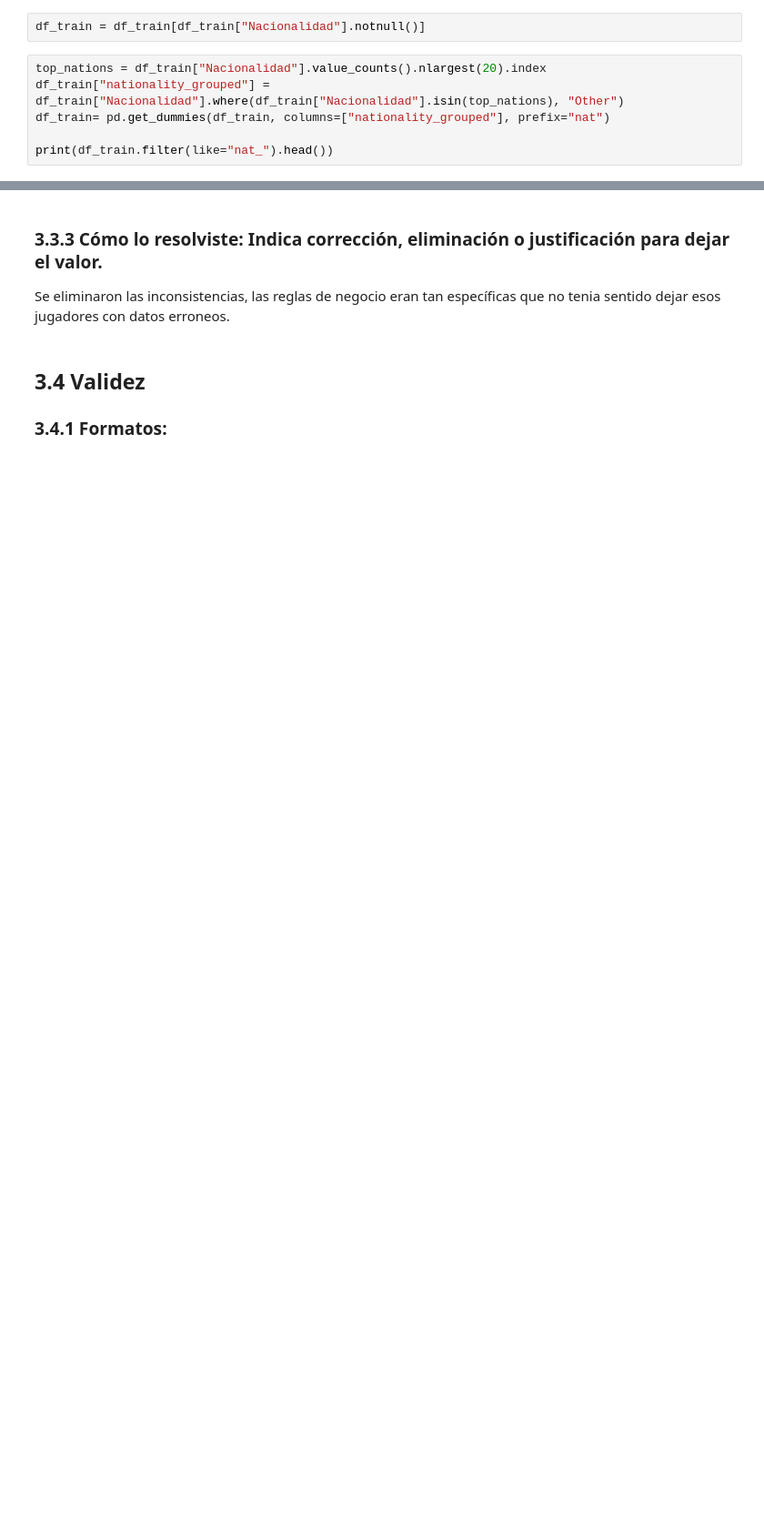
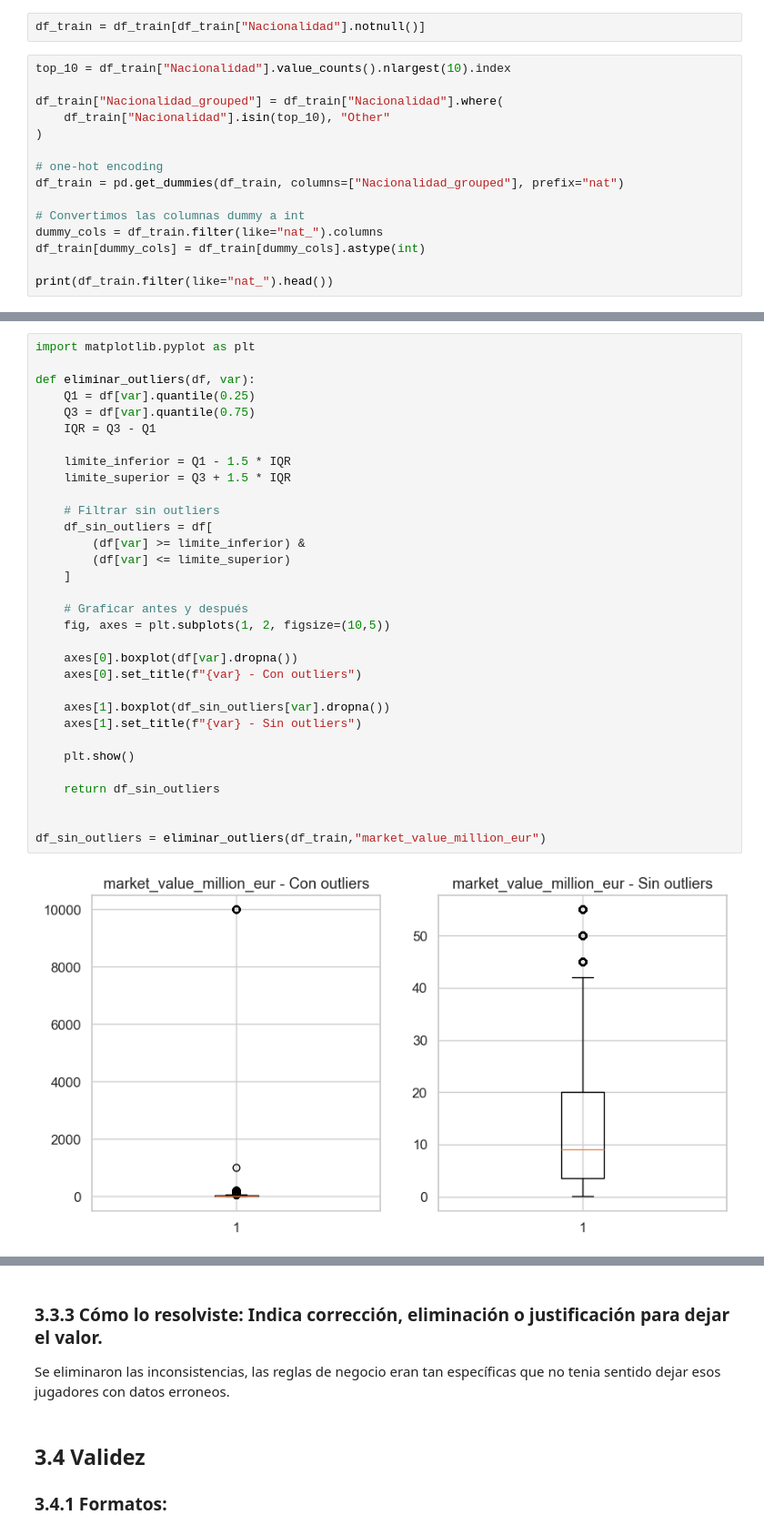
Before and after one commit to JFH000/lab_1, a Jupyter notebook: notebook_lab1.ipynb, the cells around one changed output, grey strips where cells are left out. Shown at 91% size. Drawn from its saved outputs; the diff is of its cells as text; blank space fills up the shorter version.

```diff
--- a/notebook_lab1.ipynb
+++ b/notebook_lab1.ipynb
@@ -409,9 +424,18 @@ Ahora transformamos la nacionalidad y eliminamos los registros sin nacionalidad:
 # %%
 df_train = df_train[df_train["Nacionalidad"].notnull()]
 # %%
-top_nations = df_train["Nacionalidad"].value_counts().nlargest(20).index
-df_train["nationality_grouped"] = df_train["Nacionalidad"].where(df_train["Nacionalidad"].isin(top_nations), "Other")
-df_train= pd.get_dummies(df_train, columns=["nationality_grouped"], prefix="nat")
+top_10 = df_train["Nacionalidad"].value_counts().nlargest(10).index
+
+df_train["Nacionalidad_grouped"] = df_train["Nacionalidad"].where(
+    df_train["Nacionalidad"].isin(top_10), "Other"
+)
+
+# one-hot encoding
+df_train = pd.get_dummies(df_train, columns=["Nacionalidad_grouped"], prefix="nat")
+
+# Convertimos las columnas dummy a int
+dummy_cols = df_train.filter(like="nat_").columns
+df_train[dummy_cols] = df_train[dummy_cols].astype(int)
 
 print(df_train.filter(like="nat_").head())
 # %% [output]
@@ -479,0 +474,34 @@ df_train = df_train[
+# %%
+import matplotlib.pyplot as plt
+
+def eliminar_outliers(df, var):
+    Q1 = df[var].quantile(0.25)
+    Q3 = df[var].quantile(0.75)
+    IQR = Q3 - Q1
+
+    limite_inferior = Q1 - 1.5 * IQR
+    limite_superior = Q3 + 1.5 * IQR
+
+    # Filtrar sin outliers
+    df_sin_outliers = df[
+        (df[var] >= limite_inferior) &
+        (df[var] <= limite_superior)
+    ]
+
+    # Graficar antes y después
+    fig, axes = plt.subplots(1, 2, figsize=(10,5))
+
+    axes[0].boxplot(df[var].dropna())
+    axes[0].set_title(f"{var} - Con outliers")
+
+    axes[1].boxplot(df_sin_outliers[var].dropna())
+    axes[1].set_title(f"{var} - Sin outliers")
+
+    plt.show()
+
+    return df_sin_outliers
+
+
+df_sin_outliers = eliminar_outliers(df_train,"market_value_million_eur")
+# %% [output]
+[figure, added]
```
Also changed, not shown: parts of 82 cells of this notebook, 2 other files.
